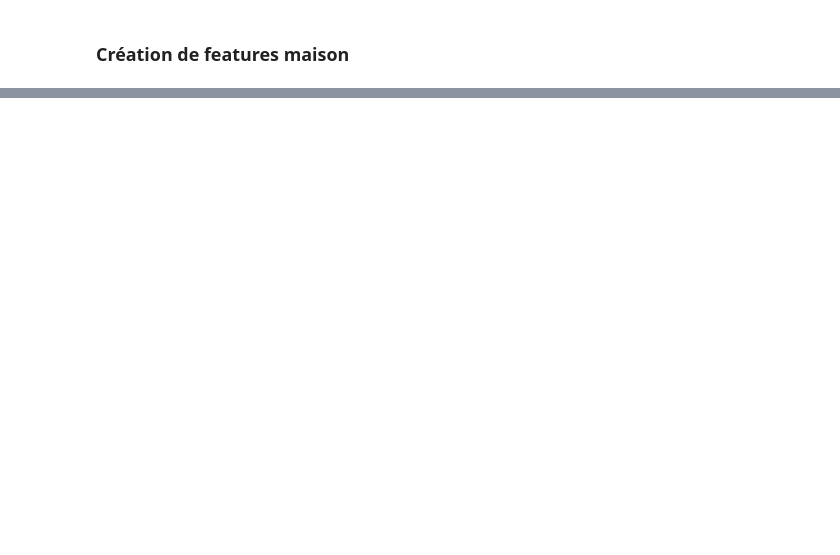
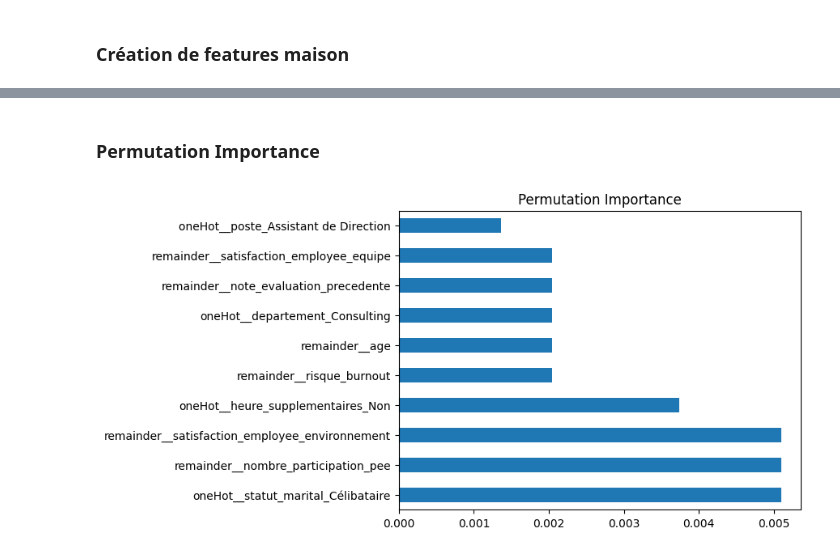
Before and after one commit to ifTrueReturnFalse/retraining-hr-ml-classification, a Jupyter notebook: src/learning.ipynb, the cells around one changed output, grey strips where cells are left out. Drawn from its saved outputs; the diff is of its cells as text; code cells hidden in the pictures; blank space fills up the shorter version.

```diff
--- a/src/learning.ipynb
+++ b/src/learning.ipynb
@@ -809,0 +920,4 @@ Le random forest montre ses limites, passage à l'artillerie lourde
+# %%
+model_final = best_non_linear_model.named_steps['rf']
+features_name = random_search_tuned.best_estimator_.named_steps['preprocessor'].get_feature_names_out()
+X_test_transformed = best_non_linear_model.named_steps['preprocessor'].transform(add_custom_features(X_test))
@@ -809,0 +930,8 @@ Le random forest montre ses limites, passage à l'artillerie lourde
+# %% [markdown]
+### Permutation Importance
+# %%
+perm_importance = permutation_importance(model_final, X_test_transformed, y_test, n_repeats=10, random_state=1234)
+pd.Series(perm_importance.importances_mean, index=features_name).nlargest(10).plot(kind="barh", title="Permutation Importance")
+plt.show()
+# %% [output]
+[figure, added]
```
Also changed, not shown: parts of 39 cells of this notebook, 2 other files.
